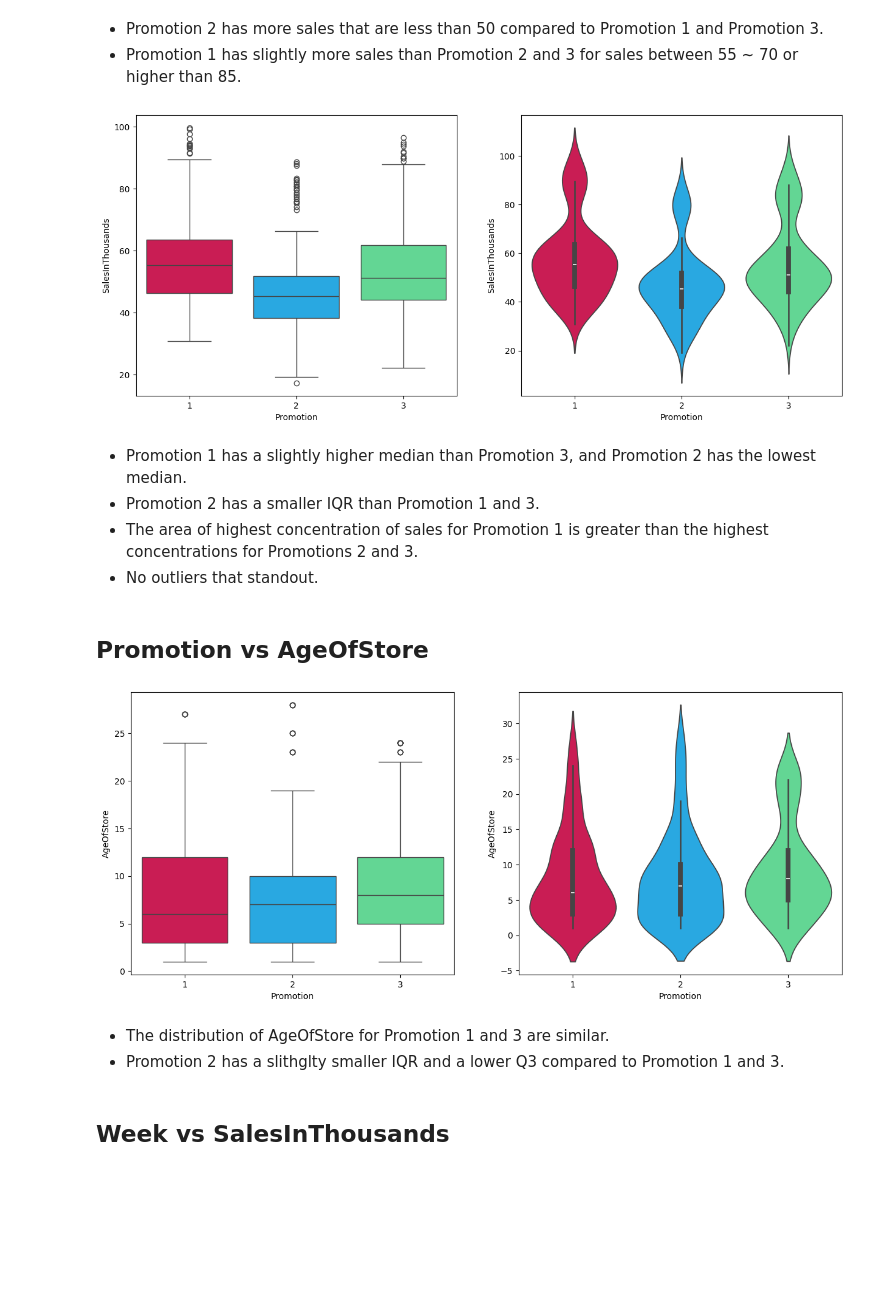
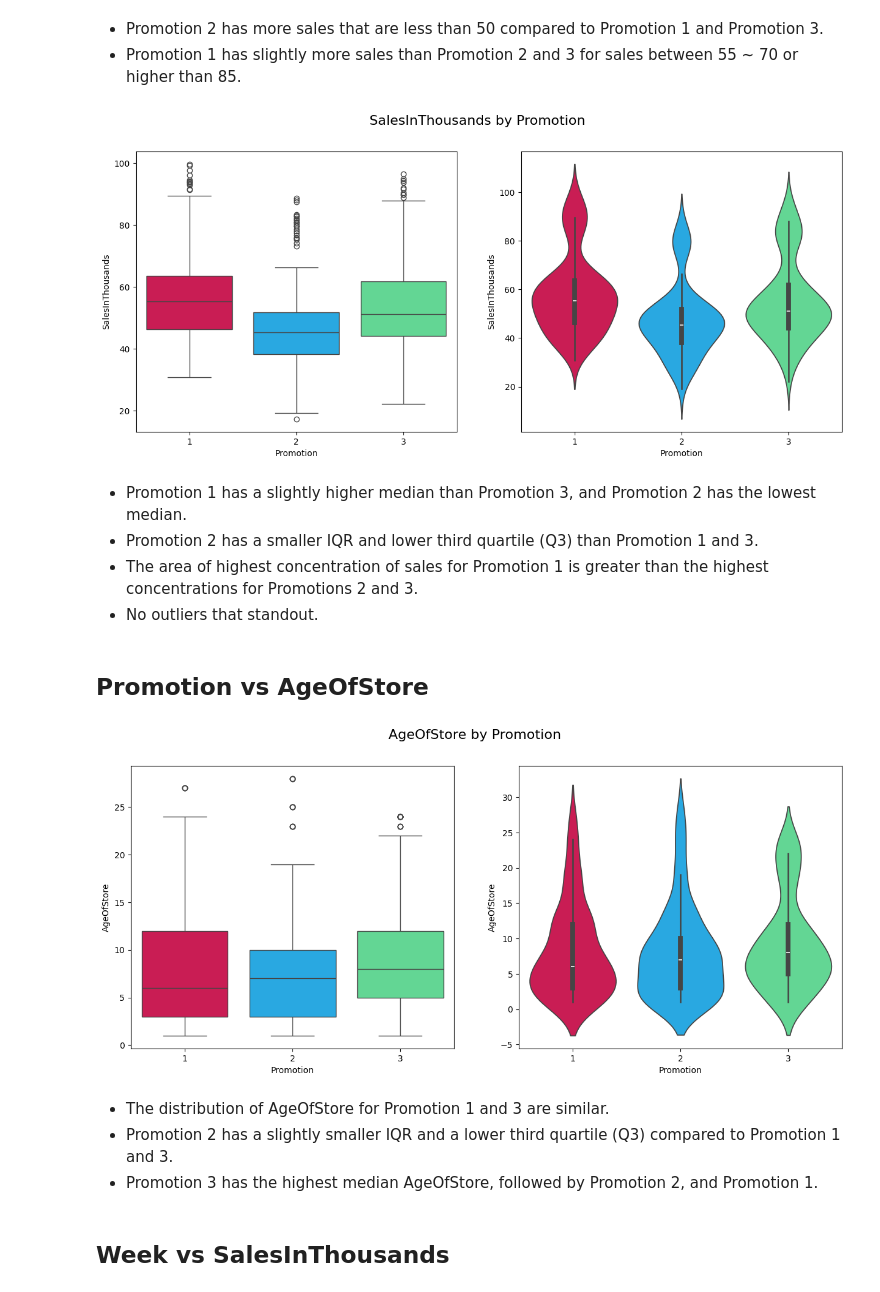
Before and after one commit to cole-mengelberg/Fast_Food_A-B, a Jupyter notebook: EDA.ipynb, the cells around one changed output. Saved outputs shown, nothing was run; the diff lists cells and outputs as text; code cells hidden in the pictures; blank space fills up the shorter version.

```diff
--- a/EDA.ipynb
+++ b/EDA.ipynb
@@ -104,17 +116,19 @@ plt.show()
 # %%
 fig, axes = plt.subplots(nrows=1, ncols=2, figsize=(15, 6))
 axes = axes.flatten()
 
 sns.boxplot(x='Promotion', y='SalesInThousands', data=fast_food_df, hue='Promotion', palette=colors, ax=axes[0])
 sns.violinplot(x='Promotion', y='SalesInThousands', data=fast_food_df, hue='Promotion', palette=colors, ax=axes[1])
 for ax in axes:
     ax.legend([],[], frameon=False)
+
+fig.suptitle('SalesInThousands by Promotion', fontsize=16)
 plt.show()
 # %% [output]
-[figure, old version]
+[figure, new version]
 # %% [markdown]
 * Promotion 1 has a slightly higher median than Promotion 3, and Promotion 2 has the lowest median.
-* Promotion 2 has a smaller IQR than Promotion 1 and 3.
+* Promotion 2 has a smaller IQR and lower third quartile (Q3) than Promotion 1 and 3.
 * The area of highest concentration of sales for Promotion 1 is greater than the highest concentrations for Promotions 2 and 3.
 * No outliers that standout.
 # %% [markdown]
@@ -127,12 +141,15 @@ sns.boxplot(x='Promotion', y='AgeOfStore', data=fast_food_df, hue='Promotion', p
 sns.violinplot(x='Promotion', y='AgeOfStore', data=fast_food_df, hue='Promotion', palette=colors, ax=axes[1])
 for ax in axes:
     ax.legend([],[], frameon=False)
+
+fig.suptitle('AgeOfStore by Promotion', fontsize=16)
 plt.show()
 # %% [output]
-[figure, old version]
+[figure, new version]
 # %% [markdown]
 *    The distribution of AgeOfStore for Promotion 1 and 3 are similar.
-*    Promotion 2 has a slithglty smaller IQR and a lower Q3 compared to Promotion 1 and 3.
+*    Promotion 2 has a slightly smaller IQR and a lower third quartile (Q3) compared to Promotion 1 and 3.
+*    Promotion 3 has the highest median AgeOfStore, followed by Promotion 2, and Promotion 1.
 # %% [markdown]
 ## Week vs SalesInThousands
 # %%
```
Also changed, not shown: parts of 6 cells of this notebook.
